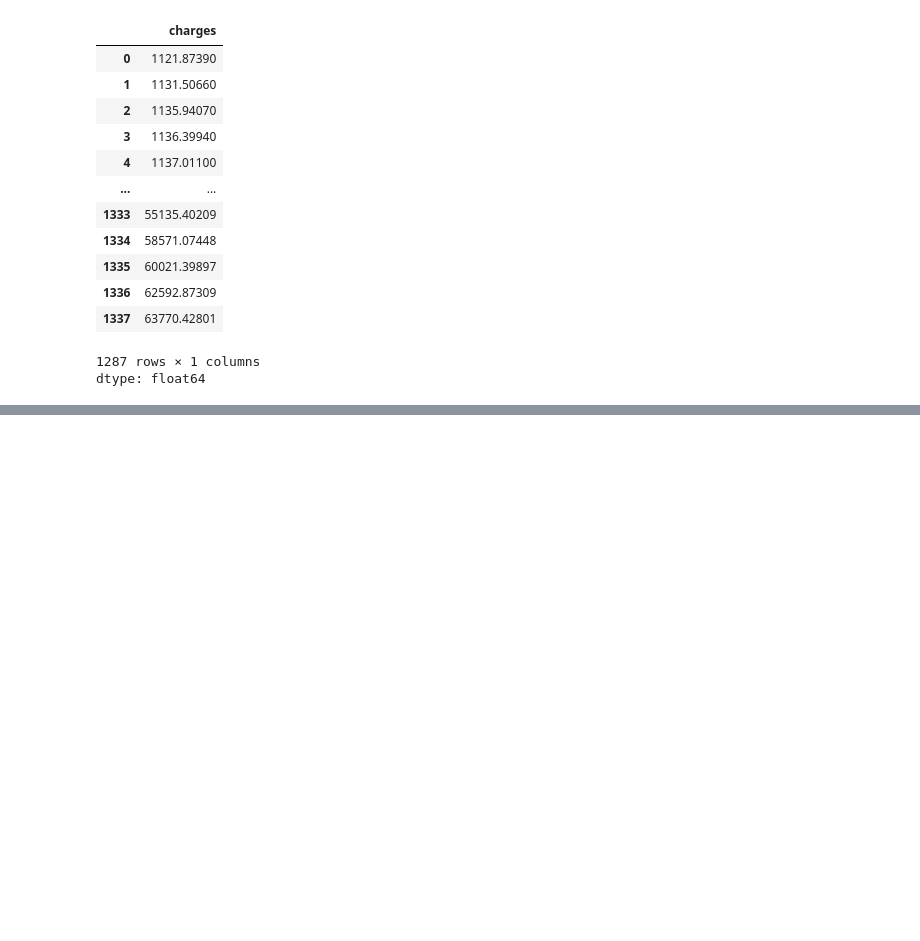
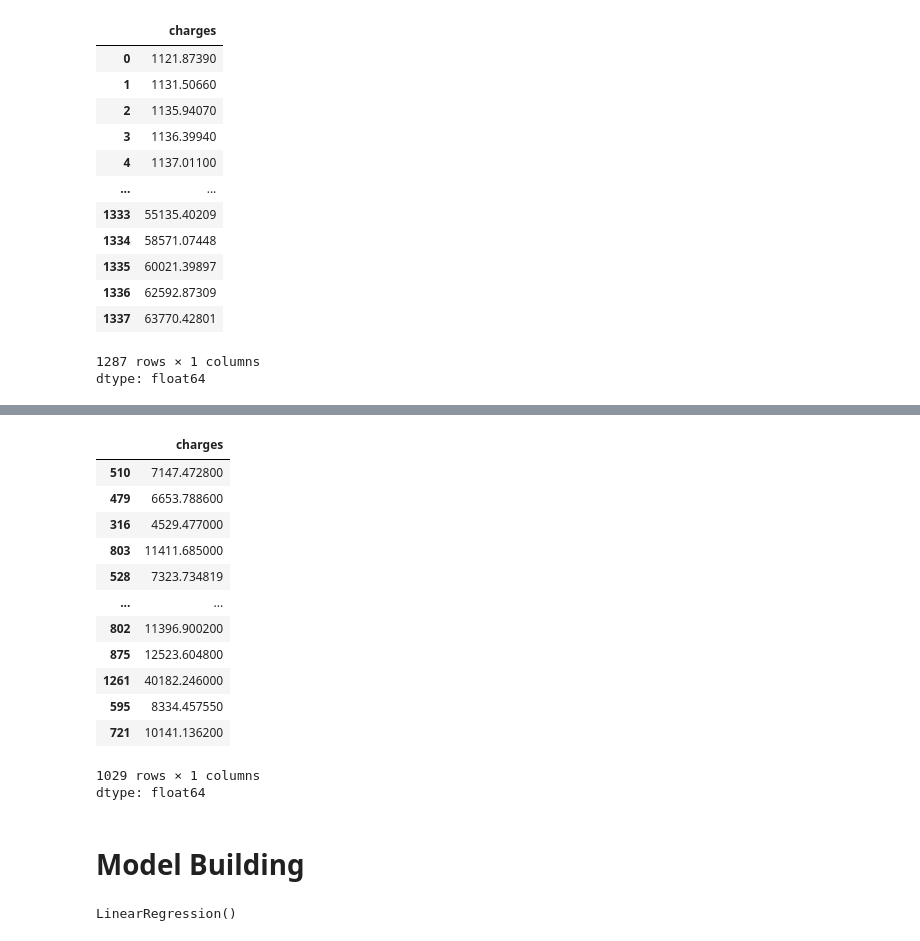
Before and after one commit to prasadboyina/statstical-learning, a Jupyter notebook: linear_regression_.ipynb, the cells around one changed output, grey strips where cells are left out. Saved outputs shown, nothing was run; the diff lists cells and outputs as text; code cells hidden in the pictures; blank space fills up the shorter version.

```diff
--- a/linear_regression_.ipynb
+++ b/linear_regression_.ipynb
@@ -191,0 +212,20 @@ dtype: float64
+# %%
+# Dependent variables of training data
+y_train
+# %% [output]
+|  | charges |
+| 510 | 7147.472800 |
+| 479 | 6653.788600 |
+| 316 | 4529.477000 |
+| 803 | 11411.685000 |
+| 528 | 7323.734819 |
+| ... | ... |
+| 802 | 11396.900200 |
+| 875 | 12523.604800 |
+| 1261 | 40182.246000 |
+| 595 | 8334.457550 |
+| 721 | 10141.136200 |
+1029 rows × 1 columns
+dtype: float64
+# %% [markdown]
+# Model Building
@@ -191,0 +237,5 @@ dtype: float64
+# %%
+# Train the Linear Regression model
+model_1.fit(x_train , y_train)  # Pass the training data ( Give both Que and Ans so model can train itself)
+# %% [output]
+LinearRegression()
```
Also changed, not shown: parts of 10 cells of this notebook.
